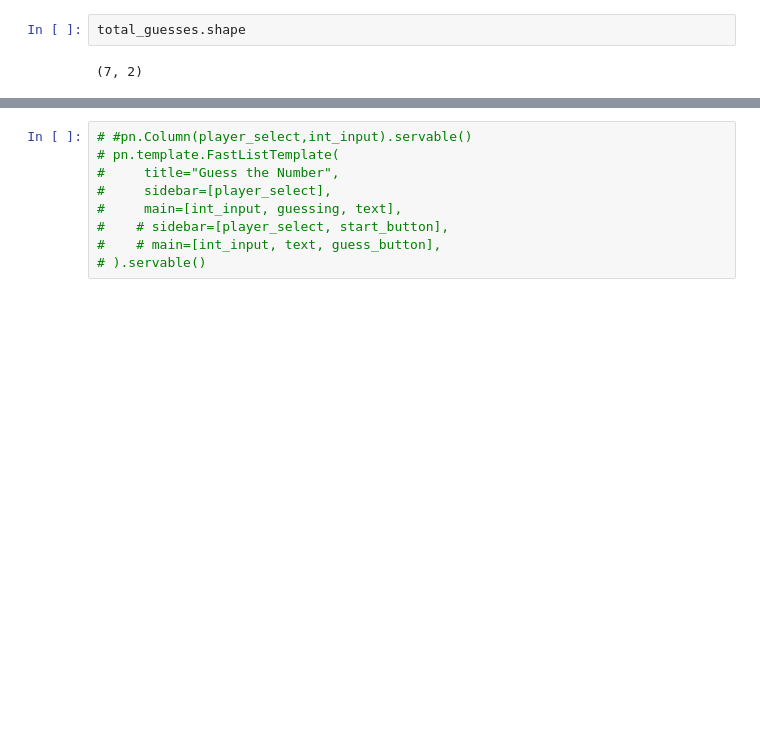
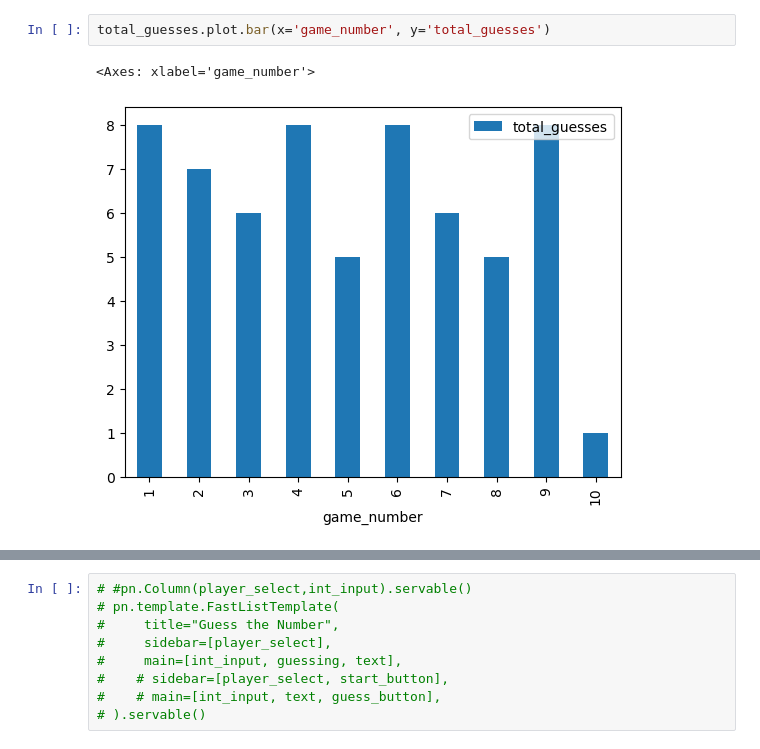
Before and after one commit to tristram-august/guess-the-number, a Jupyter notebook: game.ipynb, the cells around one changed output, grey strips where cells are left out. Cells and saved outputs as stored; diff of their text form; blank space fills up the shorter version.

```diff
--- a/game.ipynb
+++ b/game.ipynb
@@ -43,4 +49,5 @@ total_guesses.sort_values('game_number', ascending = True)
-# %%
-total_guesses.shape
-# %% [output]
-(7, 2)
+# %%
+total_guesses.plot.bar(x='game_number', y='total_guesses')
+# %% [output]
+<Axes: xlabel='game_number'>
+[figure, added]
```
Also changed, not shown: parts of 6 cells of this notebook.
